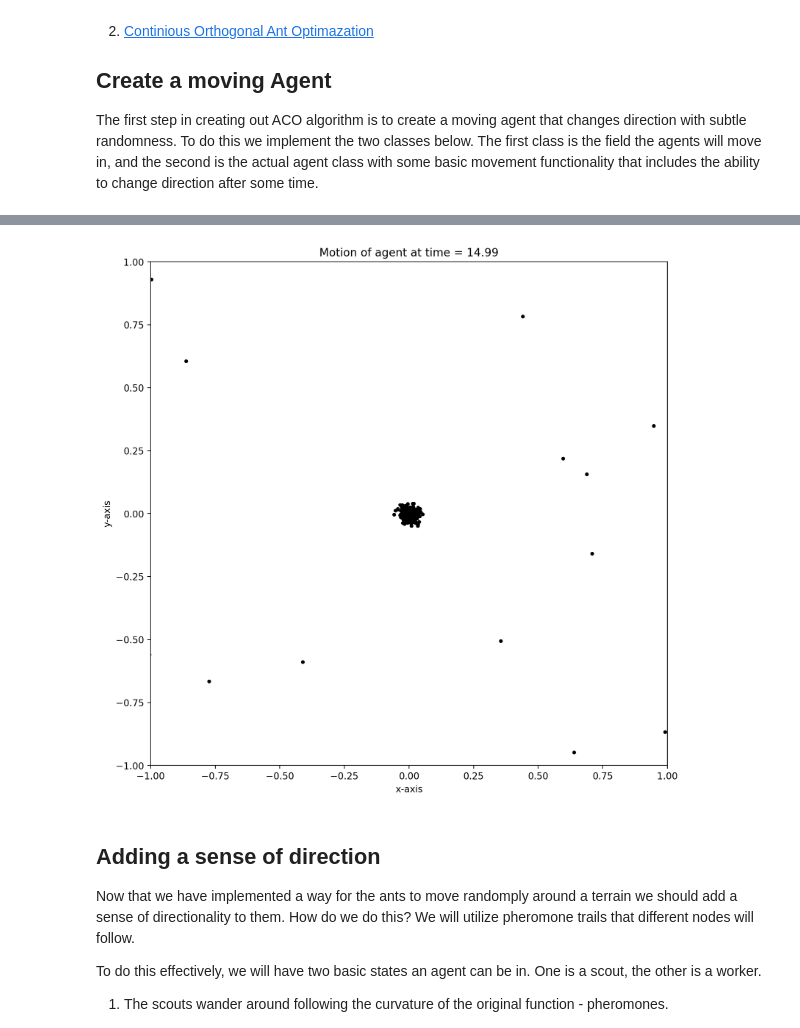
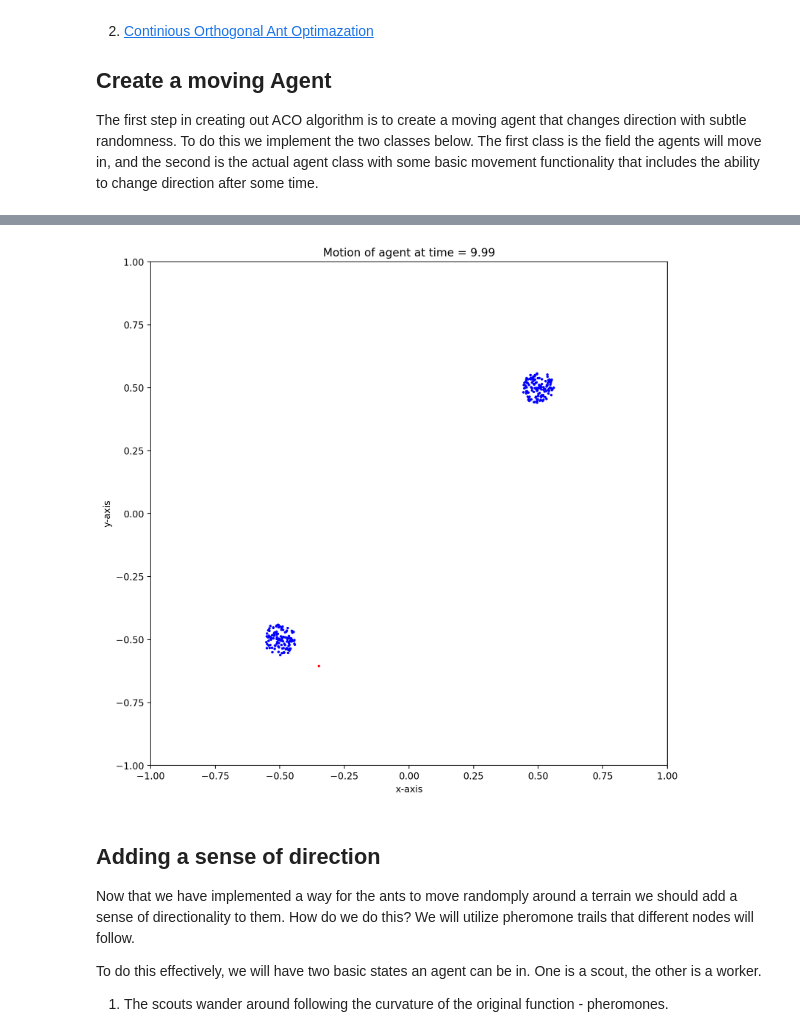
Before and after one commit to PanosEconomou/Ant-Optimization, a Jupyter notebook: 2.Code/1.Simple_Pathfinding/ACO.ipynb, the cells around one changed output, grey strips where cells are left out. Saved outputs shown, nothing was run; the diff lists cells and outputs as text; code cells hidden in the pictures.

```diff
--- a/2.Code/1.Simple_Pathfinding/ACO.ipynb
+++ b/2.Code/1.Simple_Pathfinding/ACO.ipynb
@@ -220,33 +319,43 @@ anim_cnt = 0
 # We can create a quick animation just to make sure
 
 # Agent motion properties
-N_agents = 250
-acc_magnitude       = 2
-desired_speed       = 0.5
-randomness          = 1e-0
-dt                  = 0.01
-max_time            = 15
-gradient_strength   = 10000
-grad_radius         = 1e-4
-grad_samples        = 50
-bounds              = np.array([[-1,1],[-1,1]])
-steps               = [100,100]
-s                   = 0.4
-pos                 = np.array([None,None])
+N_agents                = 250
+acc_magnitude           = 2
+desired_speed           = 0.5
+randomness              = 4e-4
+dt                      = 0.01
+max_time                = 10
+gradient_strength       = 10000
+grad_radius             = 1e-4
+grad_samples            = 50
+bounds                  = np.array([[-1,1],[-1,1]])
+steps                   = [50,50]
+pheromone_level         = 1
+pheromone_time_constant = 1
+s                       = 0.2
+A                       = 5
+pos                     = np.array([None,None]) # np.array([0.5,0.5])
+
 def func(x):
     if len(x.shape) == 1:
         p1 = np.array([0.5,0.5])
         p2 = np.array([-0.5,-0.5])
-        return -np.exp(-np.dot(x-p1,x-p1)/s**2) -np.exp(-np.dot(x-p2,x-p2)/s**2)
+        return -A*np.exp(-np.dot(x-p1,x-p1)/s**2) -A*np.exp(-np.dot(x-p2,x-p2)/s**2)
     else:
         return np.array([func(xi) for xi in x])
-def F (x,y): return -np.exp(-(x**2 + y**2)/s**2)
+def F (x,y):
+    p1 = np.array([0.5,0.5])
+    p2 = np.array([-0.5,-0.5])
+    return -np.exp(-((x-p1[0])**2 + (y-p1[1])**2)/s**2) -np.exp(-((x-p2[0])**2 + (y-p2[1])**2)/s**2)
+
 
 # Now plot the position array
 field = Field(bounds=bounds,steps=steps,function=func)
 
 time = np.arange(0,max_time,dt)
-posA = np.array([run_one_agent(field,dt,max_time,acc_magnitude,desired_speed,randomness,gradient_strength,grad_radius,grad_samples,pos) for i in tqdm(range(N_agents))])
+A = [run_one_agent(field,dt,max_time,acc_magnitude,desired_speed,randomness,gradient_strength,grad_radius,grad_samples,pos,pheromone_level,pheromone_time_constant) for i in tqdm(range(N_agents))]
+posA = [a[0] for a in A]
+color = np.array([a[1] for a in A]).T
 
 pos = []
 for j in range(len(posA[0])):
@@ -263,37 +372,38 @@ ax  = fig.add_subplot(111)
 ax.set_xlabel('x-axis')
 ax.set_ylabel('y-axis')
 ax.set_title('Motion of agent at time = %.2f'%time[0])
 ax.set_xlim(*field.bounds[0])
 ax.set_ylim(*field.bounds[1])
 
 # Plot the mesh
 x = np.linspace(*bounds[0],100)
 y = np.linspace(*bounds[1],100)
 X,Y = np.meshgrid(x,y)
 Z = F(X,Y)
 # ax.pcolormesh(X,Y,Z,cmap='terrain', shading='gouraud')
 
 # Now the plot element
-dot, = plt.plot([],[],'ko',ms=3)
+dot = plt.scatter(pos[0].T[0],pos[0].T[1],c=color[0],marker='o',s=3)
 
 # Define our update function
 def update(i):
     # Get some variables from the global scope
     global ax,dot,pos,time
 
     # Set our new data
-    dot.set_data(pos[i].T[0],pos[i].T[1])
+    dot.set_offsets(pos[i])
+    dot.set_color(color[i])
     ax.set_title('Motion of agent at time = %.2f'%time[i])
 
     return dot,
 
 # Animate!
 anim = animation.FuncAnimation(fig,update,frames=len(time),blit=True)
 writer = animation.writers['ffmpeg'](fps=60)
-anim.save('Animations/3_Particle_Test-%d.mp4'%anim_cnt,writer=writer,dpi=200)
+anim.save('Animations/4_Particle_Test-%d.mp4'%anim_cnt,writer=writer,dpi=200)
 anim_cnt+=1
 # %% [output]
-[figure, old version]
+[figure, new version]
 # %% [markdown]
 ## Adding a sense of direction
 
```
Also changed, not shown: parts of 9 cells of this notebook, 11 other files.
